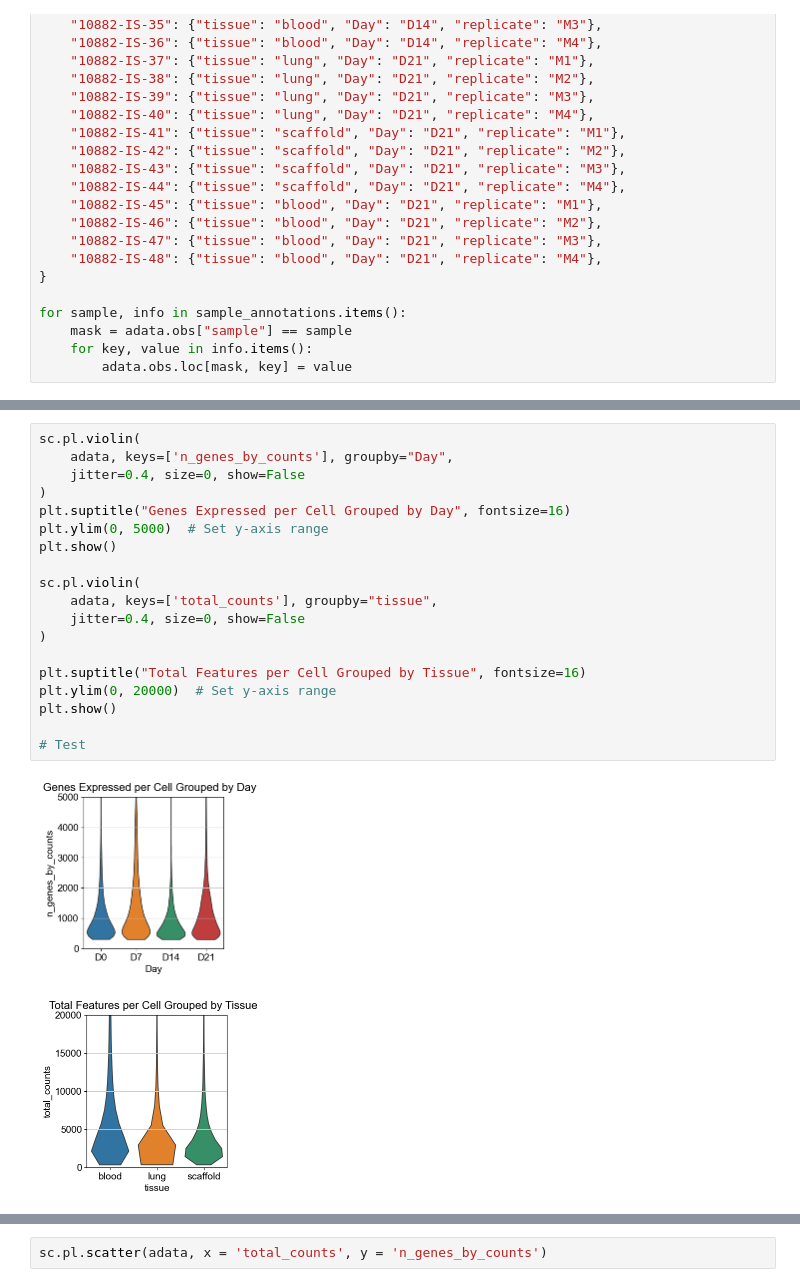
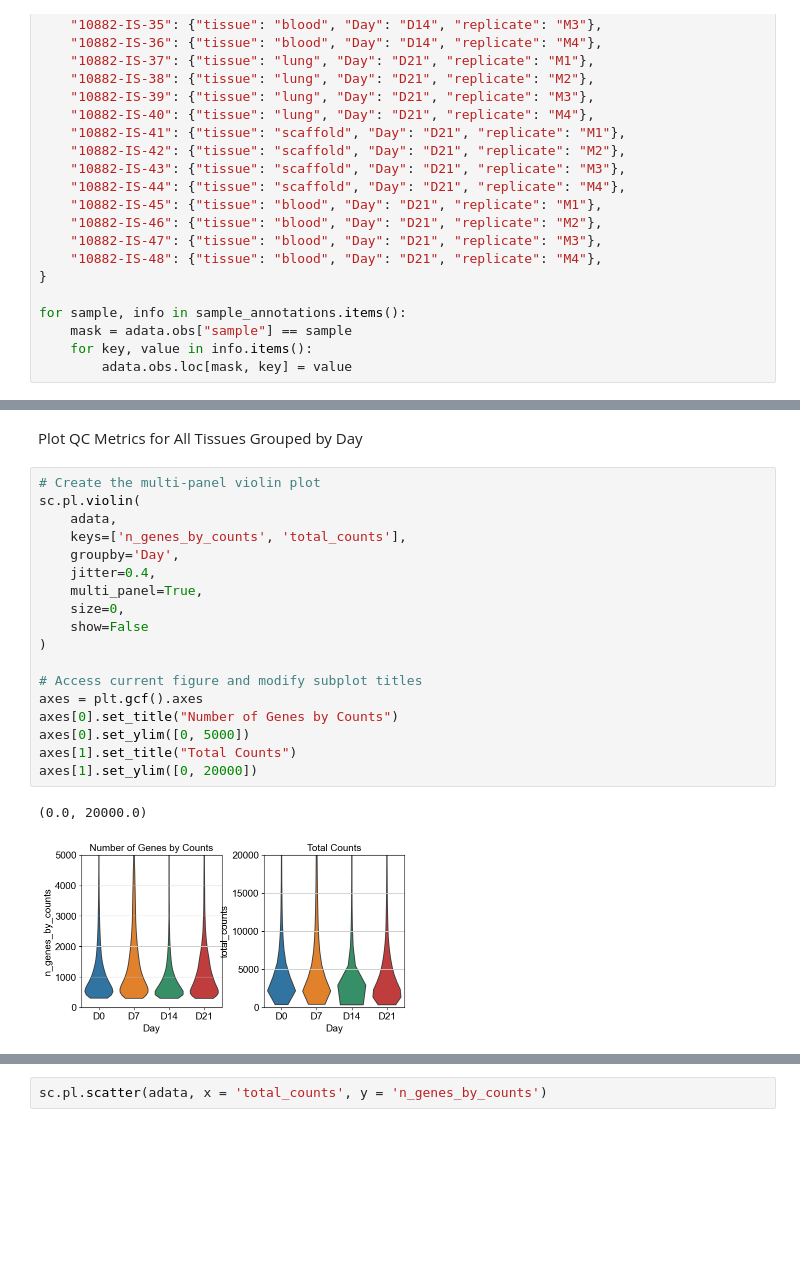
Before and after one commit to ischrack/ML-4T1-Parse-scRNAseq, a Jupyter notebook: Codes/ML-Pipeline_4T1-scRNA-Parsev3DropSeq-Integrated.ipynb, the cells around one changed output, grey strips where cells are left out. Drawn from its saved outputs; the diff is of its cells as text; blank space fills up the shorter version.

```diff
--- a/Codes/ML-Pipeline_4T1-scRNA-Parsev3DropSeq-Integrated.ipynb
+++ b/Codes/ML-Pipeline_4T1-scRNA-Parsev3DropSeq-Integrated.ipynb
@@ -168,22 +143,23 @@ plt.show()
-# %%
-sc.pl.violin(
-    adata, keys=['n_genes_by_counts'], groupby="Day",
-    jitter=0.4, size=0, show=False
-)
-plt.suptitle("Genes Expressed per Cell Grouped by Day", fontsize=16)
-plt.ylim(0, 5000)  # Set y-axis range
-plt.show()
-
-sc.pl.violin(
-    adata, keys=['total_counts'], groupby="tissue",
-    jitter=0.4, size=0, show=False
-)
-
-plt.suptitle("Total Features per Cell Grouped by Tissue", fontsize=16)
-plt.ylim(0, 20000)  # Set y-axis range
-plt.show()
-
-# Test
-# %% [output]
-[figure, removed]
-[figure, removed]
+# %% [markdown]
+Plot QC Metrics for All Tissues Grouped by Day
+# %%
+# Create the multi-panel violin plot
+sc.pl.violin(
+    adata,
+    keys=['n_genes_by_counts', 'total_counts'],
+    groupby='Day',
+    jitter=0.4,
+    multi_panel=True,
+    size=0,
+    show=False
+)
+
+# Access current figure and modify subplot titles
+axes = plt.gcf().axes
+axes[0].set_title("Number of Genes by Counts")
+axes[0].set_ylim([0, 5000])
+axes[1].set_title("Total Counts")
+axes[1].set_ylim([0, 20000])
+# %% [output]
+(0.0, 20000.0)
+[figure, added]
```
Also changed, not shown: parts of 13 cells of this notebook.
